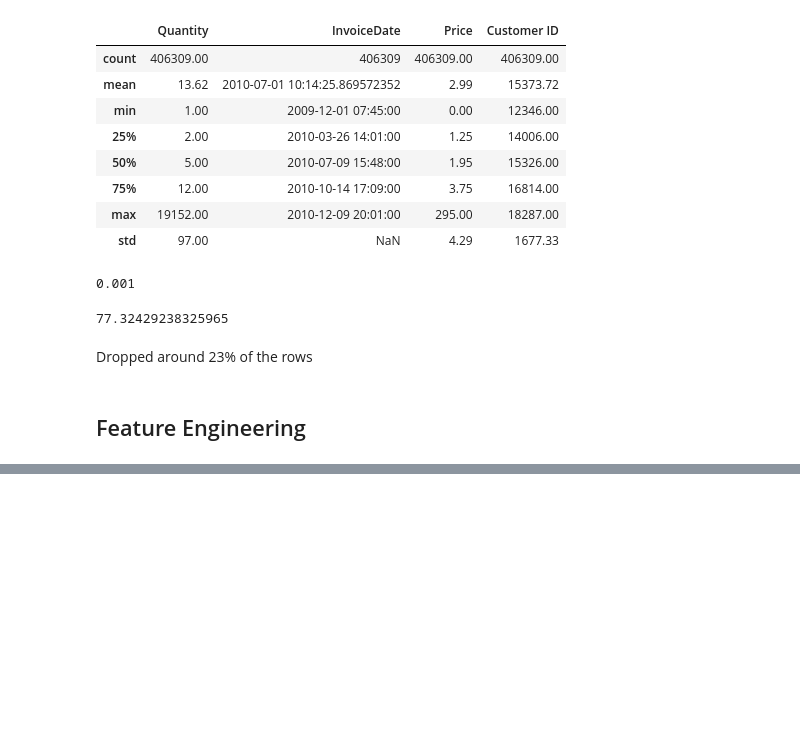
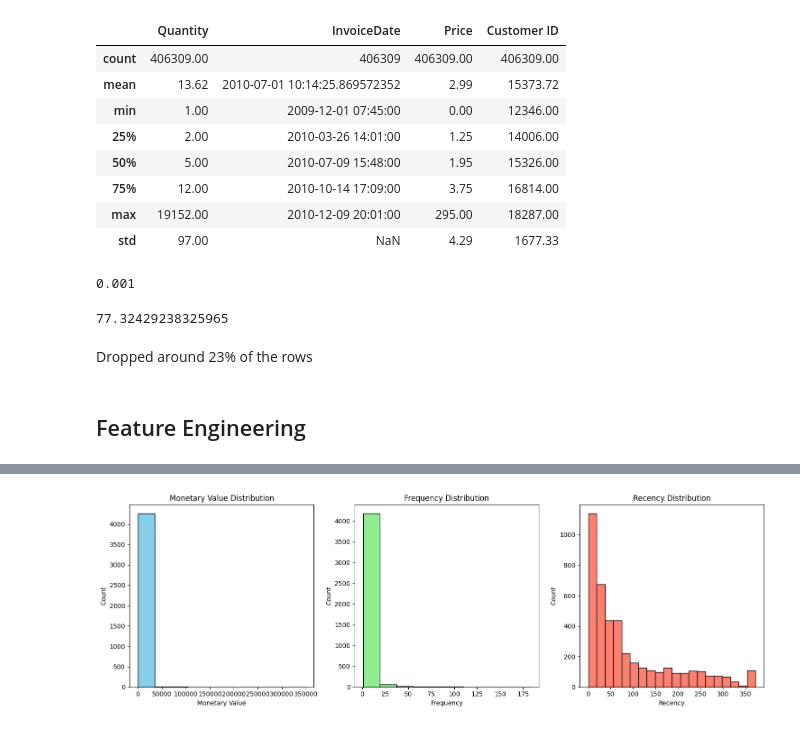
Before and after one commit to AvirukthGT/OnlineSalesAnalytics, a Jupyter notebook: Retail_data_clustering.ipynb, the cells around one changed output, grey strips where cells are left out. Saved outputs shown, nothing was run; the diff lists cells and outputs as text; code cells hidden in the pictures; blank space fills up the shorter version.

```diff
--- a/Retail_data_clustering.ipynb
+++ b/Retail_data_clustering.ipynb
@@ -265,3 +265,6 @@ len(cleaned_df)*100/len(df)
 Dropped around 23% of the rows
 # %% [markdown]
 ## Feature Engineering
+# %%
+cleaned_df["SalesLineTotal"]=cleaned_df["Quantity"]*cleaned_df['Price']
+cleaned_df
@@ -267,0 +285,10 @@ Dropped around 23% of the rows
+# %%
+#Aggregates
+
+aggregated_df=cleaned_df.groupby('Customer ID',as_index=False)\
+    .agg(
+        MonetaryValue=("SalesLineTotal","sum"),
+        Frequency=('Invoice','nunique'),
+        LastInvoiceDate=("InvoiceDate","max")
+    )
+aggregated_df.head(5)
@@ -267,0 +302,3 @@ Dropped around 23% of the rows
+# %%
+max_invoice_date=aggregated_df['LastInvoiceDate'].max()
+max_invoice_date
@@ -267,0 +307,4 @@ Dropped around 23% of the rows
+# %%
+aggregated_df["Recency"]=(max_invoice_date-aggregated_df['LastInvoiceDate']).dt.days
+
+aggregated_df.head(5)
@@ -267,0 +318,25 @@ Dropped around 23% of the rows
+# %%
+plt.figure(figsize=(15, 5))
+
+plt.subplot(1, 3, 1)
+plt.hist(aggregated_df['MonetaryValue'], bins=10, color='skyblue', edgecolor='black')
+plt.title('Monetary Value Distribution')
+plt.xlabel('Monetary Value')
+plt.ylabel('Count')
+
+plt.subplot(1, 3, 2)
+plt.hist(aggregated_df['Frequency'], bins=10, color='lightgreen', edgecolor='black')
+plt.title('Frequency Distribution')
+plt.xlabel('Frequency')
+plt.ylabel('Count')
+
+plt.subplot(1, 3, 3)
+plt.hist(aggregated_df['Recency'], bins=20, color='salmon', edgecolor='black')
+plt.title('Recency Distribution')
+plt.xlabel('Recency')
+plt.ylabel('Count')
+
+plt.tight_layout()
+plt.show()
+# %% [output]
+[figure, added]
```
Also changed, not shown: parts of 12 cells of this notebook.
